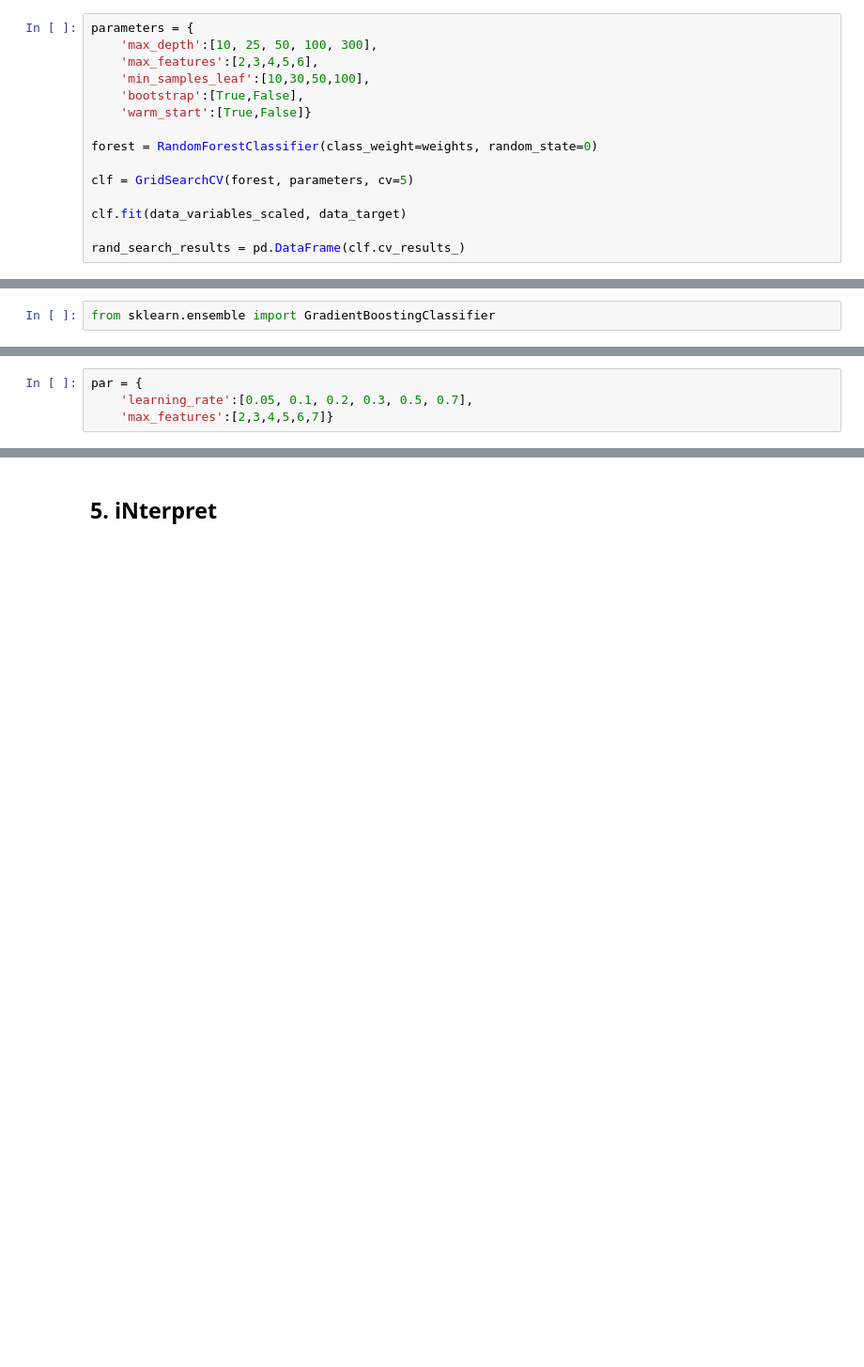
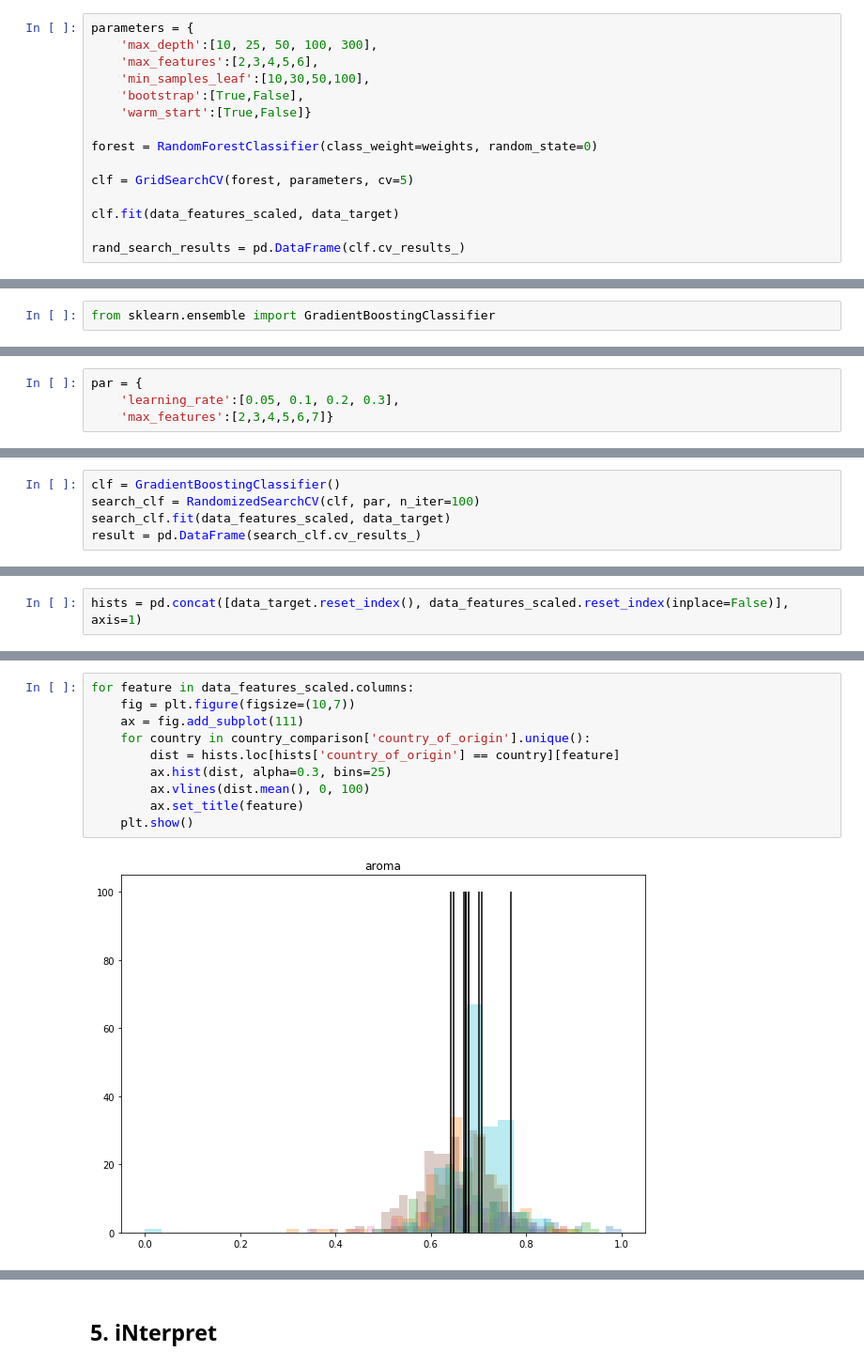
Before and after one commit to partytax/coffee-origin-classification, a Jupyter notebook: module-3-project.ipynb, the cells around one changed output, grey strips where cells are left out. Shown at 94% size. Drawn from its saved outputs; the diff is of its cells as text; blank space fills up the shorter version.

```diff
--- a/module-3-project.ipynb
+++ b/module-3-project.ipynb
@@ -555,7 +631,7 @@ forest = RandomForestClassifier(class_weight=weights, random_state=0)
 
 clf = GridSearchCV(forest, parameters, cv=5)
 
-clf.fit(data_variables_scaled, data_target)
+clf.fit(data_features_scaled, data_target)
 
 rand_search_results = pd.DataFrame(clf.cv_results_)
 # %%
@@ -594,4 +650,4 @@ clf = GradientBoostingClassifier()
 # %%
 par = {
-    'learning_rate':[0.05, 0.1, 0.2, 0.3, 0.5, 0.7],
+    'learning_rate':[0.05, 0.1, 0.2, 0.3],
     'max_features':[2,3,4,5,6,7]}
@@ -620,0 +654,5 @@ search_wrapper(data_variables_scaled, data_target, clf, par, search='random')
+# %%
+clf = GradientBoostingClassifier()
+search_clf = RandomizedSearchCV(clf, par, n_iter=100)
+search_clf.fit(data_features_scaled, data_target)
+result = pd.DataFrame(search_clf.cv_results_)
@@ -620,0 +667,2 @@ search_wrapper(data_variables_scaled, data_target, clf, par, search='random')
+# %%
+hists = pd.concat([data_target.reset_index(), data_features_scaled.reset_index(inplace=False)], axis=1)
@@ -620,0 +690,12 @@ search_wrapper(data_variables_scaled, data_target, clf, par, search='random')
+# %%
+for feature in data_features_scaled.columns:
+    fig = plt.figure(figsize=(10,7))
+    ax = fig.add_subplot(111)
+    for country in country_comparison['country_of_origin'].unique():
+        dist = hists.loc[hists['country_of_origin'] == country][feature]
+        ax.hist(dist, alpha=0.3, bins=25)
+        ax.vlines(dist.mean(), 0, 100)
+        ax.set_title(feature)
+    plt.show()
+# %% [output]
+[figure, added]
```
Also changed, not shown: parts of 108 cells of this notebook, 2 other files.
